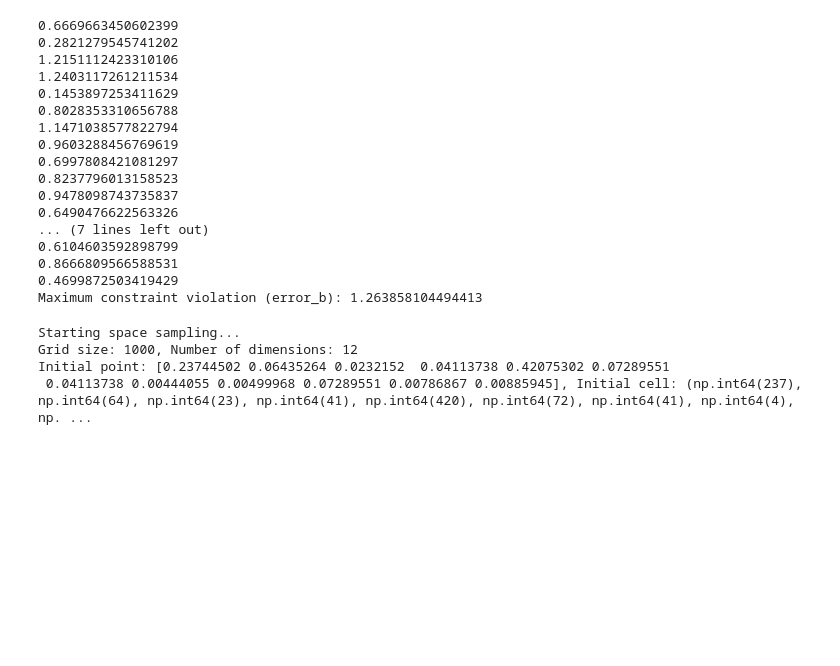
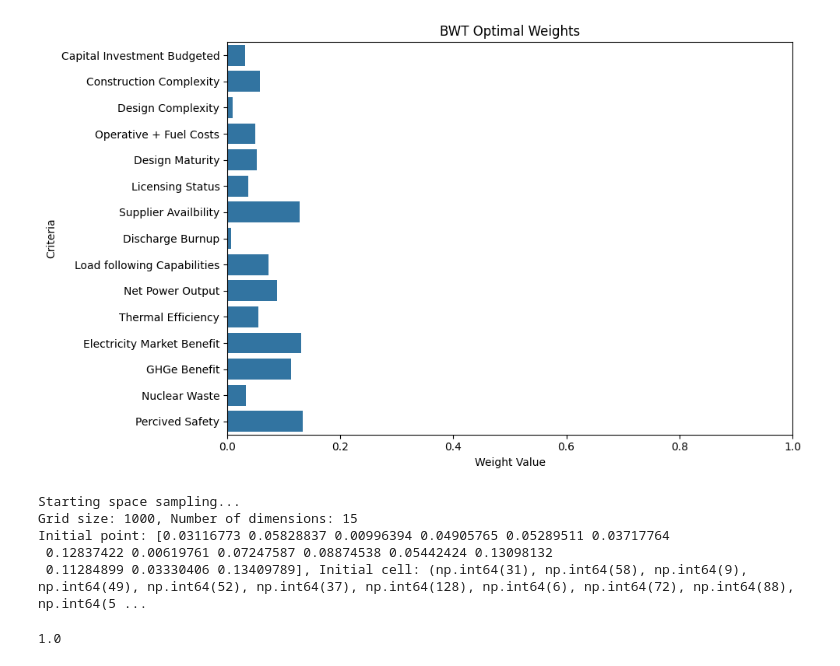
Before and after one commit to simo-pagliu/Master-Thesis, a Jupyter notebook: UP-MAVT/testing_pile_bwt.ipynb, the cells around one changed output. Cells and saved outputs as stored; diff of their text form; code cells hidden in the pictures; blank space fills up the shorter version.

Commit message:
testing
upmavt works, the problem is with the weights, I'm not sure if there are inconsistencies that prevent proper solving or if it is just a matter of difficulty to explore the space...

```diff
--- a/UP-MAVT/testing_pile_bwt.ipynb
+++ b/UP-MAVT/testing_pile_bwt.ipynb
@@ -141,34 +123,20 @@ Testing with GA river results...
-# %%
-
-x_temp = np.concatenate([GA_river_results, [0]])
-constraint_value = constraints_func(x_temp, dict_data)
-error_b = max([abs(cv) for cv in constraint_value])
-for c in constraint_value:
-    c_py = float(c)
-    print(-c_py)  # Debugging: print as native Python float
-print(f"\033[91mMaximum constraint violation (error_b): {error_b}\033[0m")  # Debugging
-# %% [output]
-0.6669663450602399
-0.2821279545741202
-1.2151112423310106
-1.2403117261211534
-0.1453897253411629
-0.8028353310656788
-1.1471038577822794
-0.9603288456769619
-0.6997808421081297
-0.8237796013158523
-0.9478098743735837
-0.6490476622563326
-... (7 lines left out)
-0.6104603592898799
-0.8666809566588531
-0.4699872503419429
-Maximum constraint violation (error_b): 1.263858104494413
+# %%
+# Plot the BWT weights as horizontal bars
+plt.figure(figsize=(10, 6))
+sns.barplot(y=list(crit_index.keys()), x=x_weights, orient='h')
+plt.title("BWT Optimal Weights")
+plt.xlabel("Weight Value")
+plt.ylabel("Criteria")
+plt.xlim(0, 1)
+plt.tight_layout()
+plt.show()
+#################################################################################
+# %% [output]
+[figure, added]
 # %%
 
 from weight_sampling import obtain_weight_space_description
-num_criteria = len(GA_river_results)
+num_criteria = len(x_weights)
 used_cells = set()
 grid_size = np.int64(1000)
 n_dimensions = num_criteria
@@ -186,9 +154,14 @@ print(f"Grid size: {grid_size}, Number of dimensions: {n_dimensions}")
 print(f"Initial point: {initial_point}, Initial cell: {initial_cell}")
 # %% [output]
 Starting space sampling...
-Grid size: 1000, Number of dimensions: 12
-Initial point: [0.23744502 0.06435264 0.0232152  0.04113738 0.42075302 0.07289551
- 0.04113738 0.00444055 0.00499968 0.07289551 0.00786867 0.00885945], Initial cell: (np.int64(237), np.int64(64), np.int64(23), np.int64(41), np.int64(420), np.int64(72), np.int64(41), np.int64(4), np. ...
+Grid size: 1000, Number of dimensions: 15
+Initial point: [0.03116773 0.05828837 0.00996394 0.04905765 0.05289511 0.03717764
+ 0.12837422 0.00619761 0.07247587 0.08874538 0.05442424 0.13098132
+ 0.11284899 0.03330406 0.13409789], Initial cell: (np.int64(31), np.int64(58), np.int64(9), np.int64(49), np.int64(52), np.int64(37), np.int64(128), np.int64(6), np.int64(72), np.int64(88), np.int64(5 ...
+# %%
+print(sum(initial_point))
+# %% [output]
+1.0
 # %%
 print(known_max_error)
 # %% [output]
```
Also changed, not shown: parts of 8 cells of this notebook, 25 other files.
